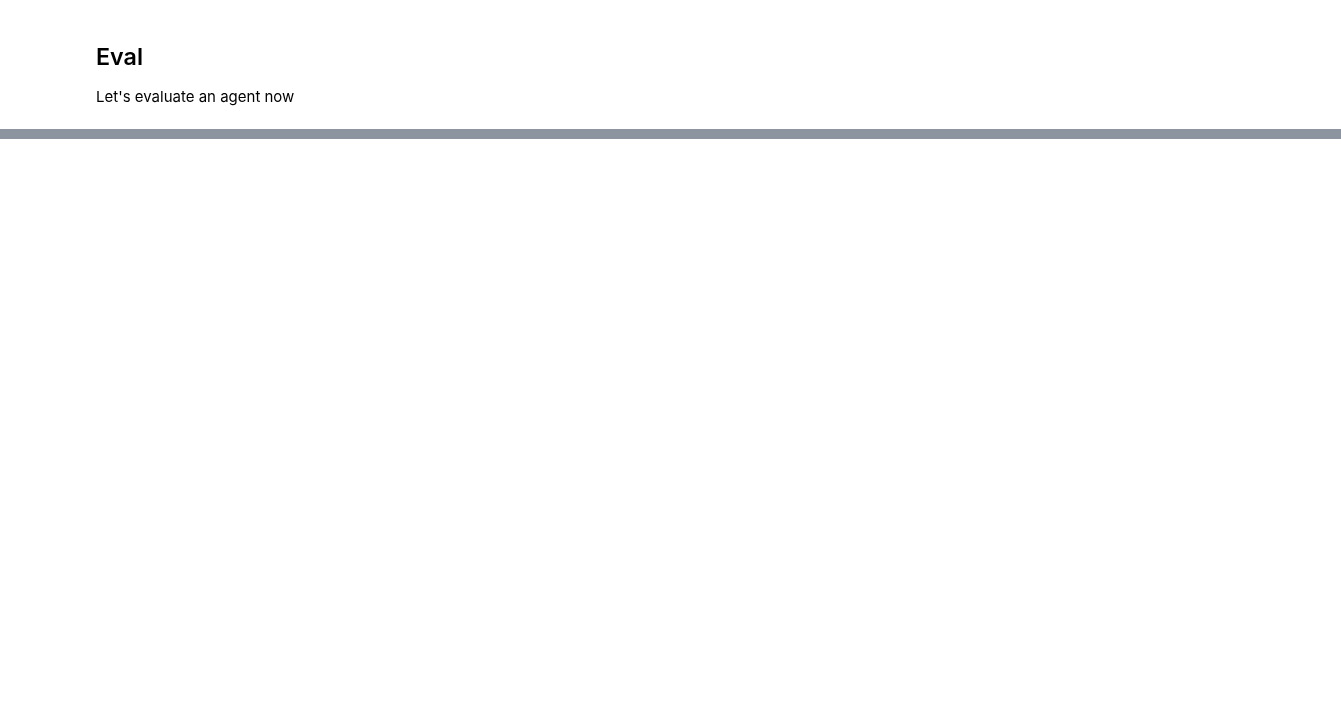
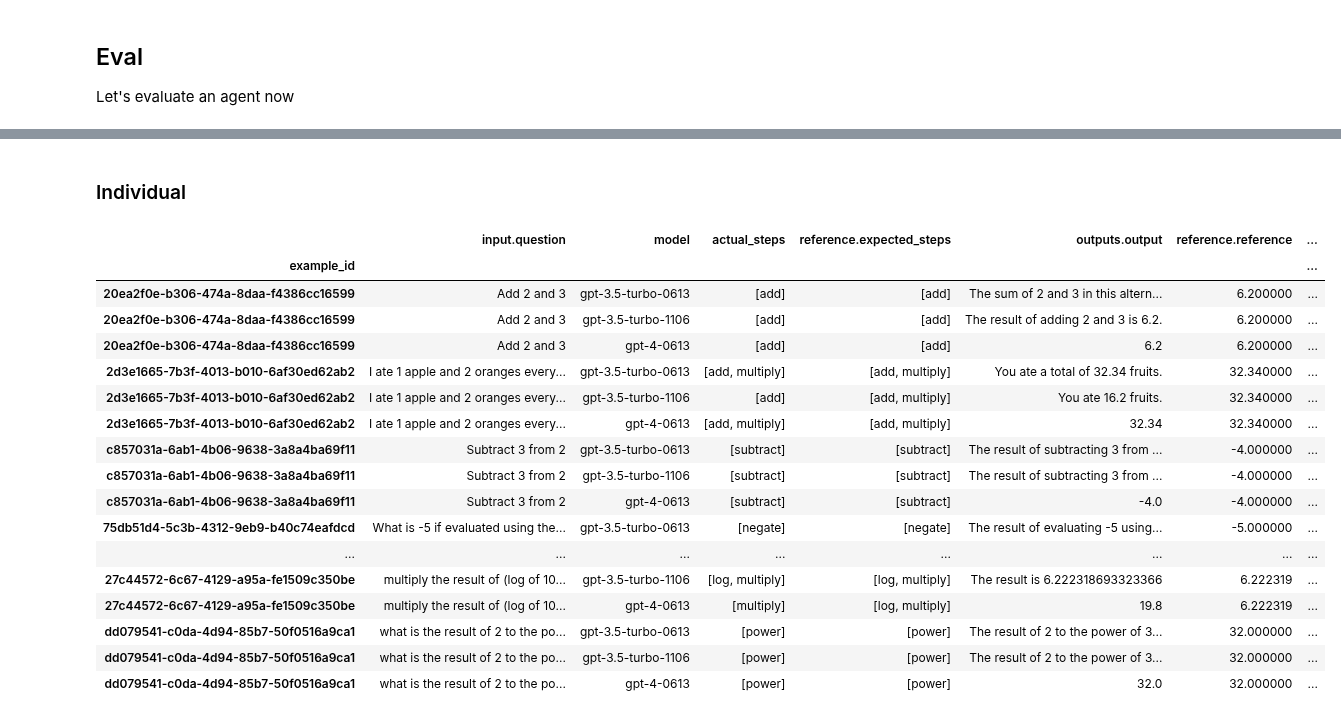
Before and after one commit to langchain-ai/langchain-benchmarks, a Jupyter notebook: docs/source/notebooks/tool_usage/multiverse_math.ipynb, the cells around one changed output, grey strips where cells are left out. Drawn from its saved outputs; the diff is of its cells as text; code cells hidden in the pictures; blank space fills up the shorter version.

```diff
--- a/docs/source/notebooks/tool_usage/multiverse_math.ipynb
+++ b/docs/source/notebooks/tool_usage/multiverse_math.ipynb
@@ -69,7 +71,7 @@ We'll use an `OpenAIAgentFactory` provided with LangChain Benchmarks -- look at
 # %%
 from langchain_benchmarks.tool_usage import agents
 
-agent_factory = agents.OpenAIAgentFactory(task, model="gpt-3.5-turbo-16k")
+agent_factory = agents.OpenAIAgentFactory(task, model="gpt-4-0613")
 
 # Let's test that our agent works
 agent = agent_factory.create()
@@ -151,0 +145,25 @@ df.head()
+# %%
+import pandas as pd
+from langsmith.client import Client
+
+client = Client()
+projects = list(client.list_projects(reference_dataset_name="Multiverse Math"))
+
+dfs = []
+for project in projects:
+    first_root_run = next(
+        client.list_runs(project_name=project.name, execution_order=1)
+    )
+    # Temporary way to get tag information
+    tags = first_root_run.tags
+    test_results = client.get_test_results(project_name=project.name)
+    test_results["model"] = tags[0]
+    dfs.append(test_results)
+
+
+df = pd.concat(dfs)
+
+df["actual_steps"] = df["outputs.intermediate_steps"].apply(
+    lambda steps: [step[0]["tool"] for step in steps]
+)
+df["num_expected_steps"] = df["reference.expected_steps"].apply(len)
@@ -151,0 +194,33 @@ df.head()
+# %% [markdown]
+### Individual
+# %%
+columns = [
+    "input.question",
+    "model",
+    "actual_steps",
+    "reference.expected_steps",
+    "outputs.output",
+    "reference.reference",
+    "feedback.correctness",
+    "num_expected_steps",
+]
+df[columns].sort_values(by=["input.question", "model"])
+# %% [output]
+|  | input.question | model | actual_steps | reference.expected_steps | outputs.output | reference.reference | ... |
+| example_id |  |  |  |  |  |  | ... |
+| 20ea2f0e-b306-474a-8daa-f4386cc16599 | Add 2 and 3 | gpt-3.5-turbo-0613 | [add] | [add] | The sum of 2 and 3 in this altern... | 6.200000 | ... |
+| 20ea2f0e-b306-474a-8daa-f4386cc16599 | Add 2 and 3 | gpt-3.5-turbo-1106 | [add] | [add] | The result of adding 2 and 3 is 6.2. | 6.200000 | ... |
+| 20ea2f0e-b306-474a-8daa-f4386cc16599 | Add 2 and 3 | gpt-4-0613 | [add] | [add] | 6.2 | 6.200000 | ... |
+| 2d3e1665-7b3f-4013-b010-6af30ed62ab2 | I ate 1 apple and 2 oranges every... | gpt-3.5-turbo-0613 | [add, multiply] | [add, multiply] | You ate a total of 32.34 fruits. | 32.340000 | ... |
+| 2d3e1665-7b3f-4013-b010-6af30ed62ab2 | I ate 1 apple and 2 oranges every... | gpt-3.5-turbo-1106 | [add] | [add, multiply] | You ate 16.2 fruits. | 32.340000 | ... |
+| 2d3e1665-7b3f-4013-b010-6af30ed62ab2 | I ate 1 apple and 2 oranges every... | gpt-4-0613 | [add, multiply] | [add, multiply] | 32.34 | 32.340000 | ... |
+| c857031a-6ab1-4b06-9638-3a8a4ba69f11 | Subtract 3 from 2 | gpt-3.5-turbo-0613 | [subtract] | [subtract] | The result of subtracting 3 from ... | -4.000000 | ... |
+| c857031a-6ab1-4b06-9638-3a8a4ba69f11 | Subtract 3 from 2 | gpt-3.5-turbo-1106 | [subtract] | [subtract] | The result of subtracting 3 from ... | -4.000000 | ... |
+| c857031a-6ab1-4b06-9638-3a8a4ba69f11 | Subtract 3 from 2 | gpt-4-0613 | [subtract] | [subtract] | -4.0 | -4.000000 | ... |
+| 75db51d4-5c3b-4312-9eb9-b40c74eafdcd | What is -5 if evaluated using the... | gpt-3.5-turbo-0613 | [negate] | [negate] | The result of evaluating -5 using... | -5.000000 | ... |
+| ... | ... | ... | ... | ... | ... | ... | ... |
+| 27c44572-6c67-4129-a95a-fe1509c350be | multiply the result of (log of 10... | gpt-3.5-turbo-1106 | [log, multiply] | [log, multiply] | The result is 6.222318693323366 | 6.222319 | ... |
+| 27c44572-6c67-4129-a95a-fe1509c350be | multiply the result of (log of 10... | gpt-4-0613 | [multiply] | [log, multiply] | 19.8 | 6.222319 | ... |
+| dd079541-c0da-4d94-85b7-50f0516a9ca1 | what is the result of 2 to the po... | gpt-3.5-turbo-0613 | [power] | [power] | The result of 2 to the power of 3... | 32.000000 | ... |
+| dd079541-c0da-4d94-85b7-50f0516a9ca1 | what is the result of 2 to the po... | gpt-3.5-turbo-1106 | [power] | [power] | The result of 2 to the power of 3... | 32.000000 | ... |
+| dd079541-c0da-4d94-85b7-50f0516a9ca1 | what is the result of 2 to the po... | gpt-4-0613 | [power] | [power] | 32.0 | 32.000000 | ... |
```
Also changed, not shown: parts of 14 cells of this notebook, 8 other files.
